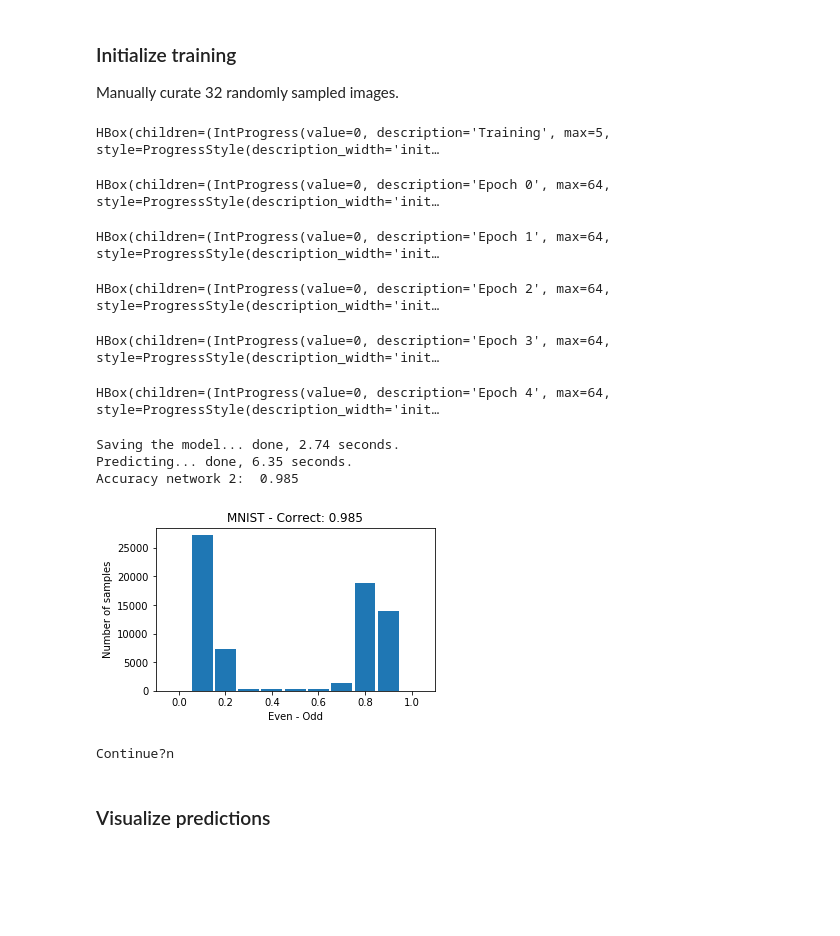
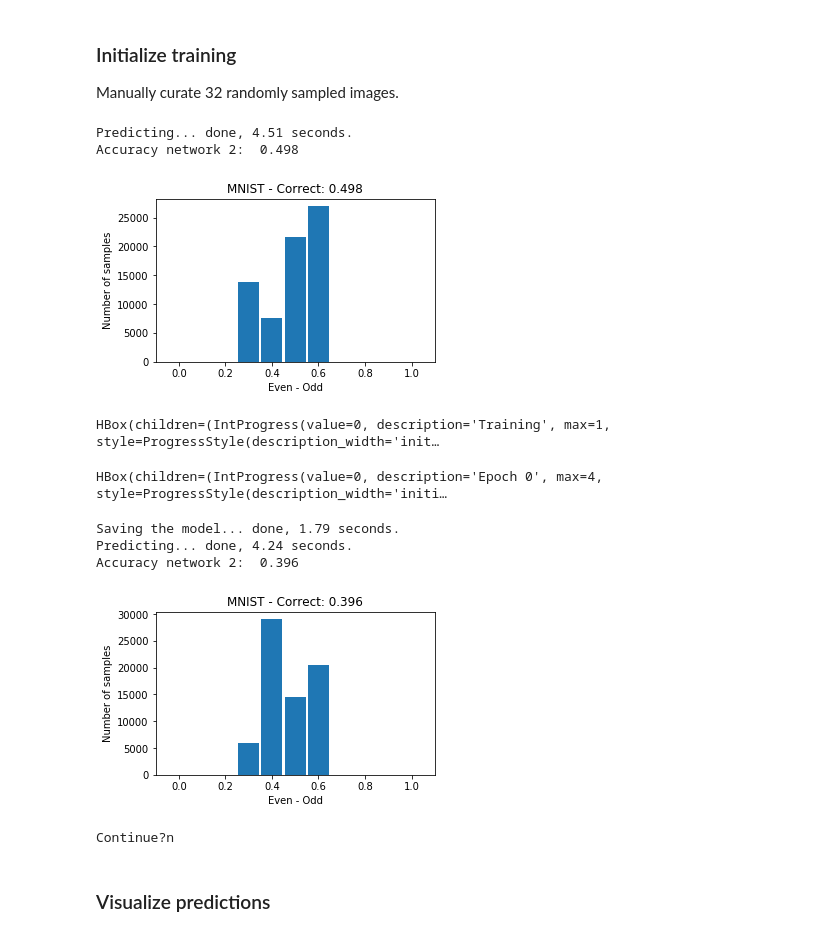
Before and after one commit to RubenPants/TransferLearningKerasDemo, a Jupyter notebook: notebooks/main.ipynb, the cells around one changed output. Saved outputs shown, nothing was run; the diff lists cells and outputs as text; code cells hidden in the pictures; blank space fills up the shorter version.

```diff
--- a/notebooks/main.ipynb
+++ b/notebooks/main.ipynb
@@ -151,27 +151,29 @@ Manually train the second model. This will happen in two phases:
 ### Initialize training
 
 Manually curate 32 randomly sampled images.
+# %%
+# Initial distribution
+model.visualize_distribution()
+# %% [output]
+Predicting... done, 4.51 seconds.
+Accuracy network 2:  0.498
+[figure, added]
 # %%
-model.visualize_distribution()
 c = True
 while c:
     model.curate_batch()
-    model.train(epochs=5)  # Multiple iterations must take place before effect takes place
+    model.train()
     model.visualize_distribution()
     c = input("Continue?")
     c = True if (c in ['yes', 'y', 'true', 'True']) else False
 # %% [output]
-HBox(children=(IntProgress(value=0, description='Training', max=5, style=ProgressStyle(description_width='init…
+HBox(children=(IntProgress(value=0, description='Training', max=1, style=ProgressStyle(description_width='init…
-HBox(children=(IntProgress(value=0, description='Epoch 0', max=64, style=ProgressStyle(description_width='init…
+HBox(children=(IntProgress(value=0, description='Epoch 0', max=4, style=ProgressStyle(description_width='initi…
-HBox(children=(IntProgress(value=0, description='Epoch 1', max=64, style=ProgressStyle(description_width='init…
+Saving the model... done, 1.79 seconds.
+Predicting... done, 4.24 seconds.
+Accuracy network 2:  0.396
+[figure, new version]
-HBox(children=(IntProgress(value=0, description='Epoch 2', max=64, style=ProgressStyle(description_width='init…
+Continue?n
-HBox(children=(IntProgress(value=0, description='Epoch 3', max=64, style=ProgressStyle(description_width='init…
-HBox(children=(IntProgress(value=0, description='Epoch 4', max=64, style=ProgressStyle(description_width='init…
-Saving the model... done, 2.74 seconds.
-Predicting... done, 6.35 seconds.
-Accuracy network 2:  0.985
-[figure, old version]
-Continue?n
 # %% [markdown]
 ### Visualize predictions
 # %%
```
Also changed, not shown: parts of 8 cells of this notebook, 5 other files.
